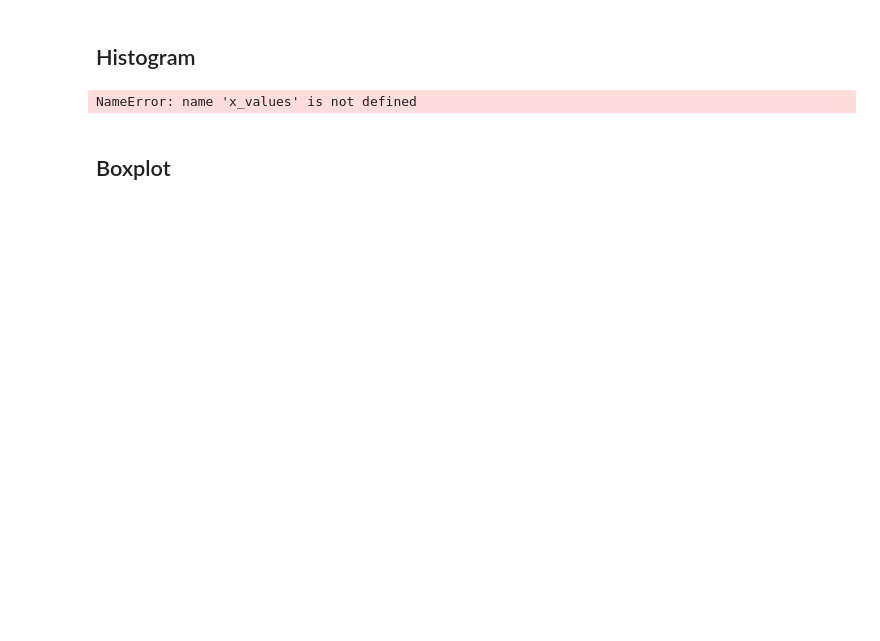
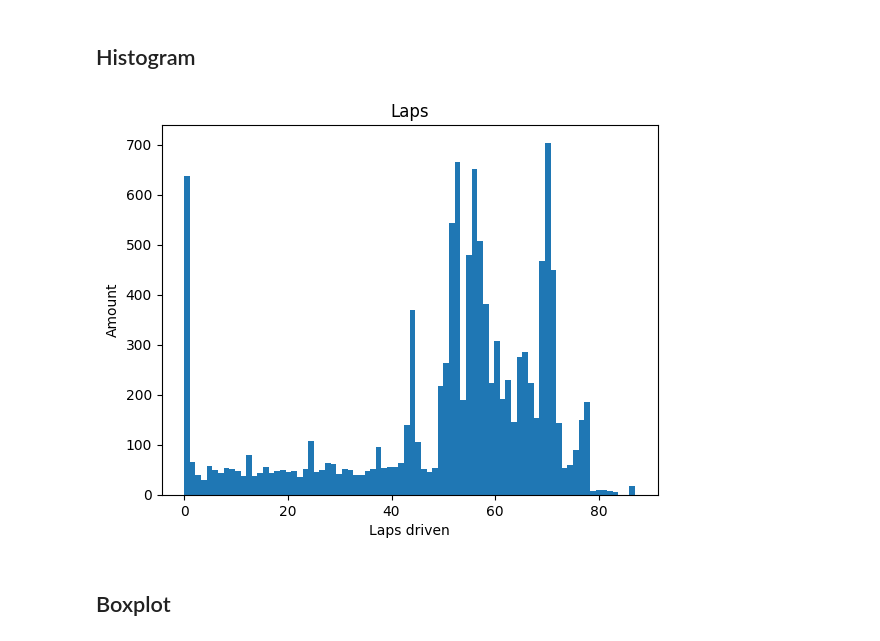
Before and after one commit to lachimex/statistic_project, a Jupyter notebook: StatisticProject.ipynb, the cells around one changed output. Drawn from its saved outputs; the diff is of its cells as text; code cells hidden in the pictures; blank space fills up the shorter version.

```diff
--- a/StatisticProject.ipynb
+++ b/StatisticProject.ipynb
@@ -136,2 +132,4 @@ def print_info(values):
 # %%
-x_values = df["laps_driven"].astype(int)
+laps = df["laps_driven"].astype(int)
+laps.sort_values(ascending=True, inplace=True)
+print(laps)
@@ -140,13 +206,13 @@ print_info(x_values)
 # %% [markdown]
 ## Histogram
 # %%
-plt.hist(x_values, bins=15)
-plt.title("Histogram")
+plt.hist(laps, bins=80)
+plt.title("Laps")
 plt.xlabel("Laps driven")
 plt.ylabel("Amount")
 plt.show()
 # %% [output]
-NameError: name 'x_values' is not defined
+[figure, added]
 # %% [markdown]
 ## Boxplot
 # %%
```
Also changed, not shown: parts of 16 cells of this notebook, 3 other files.
